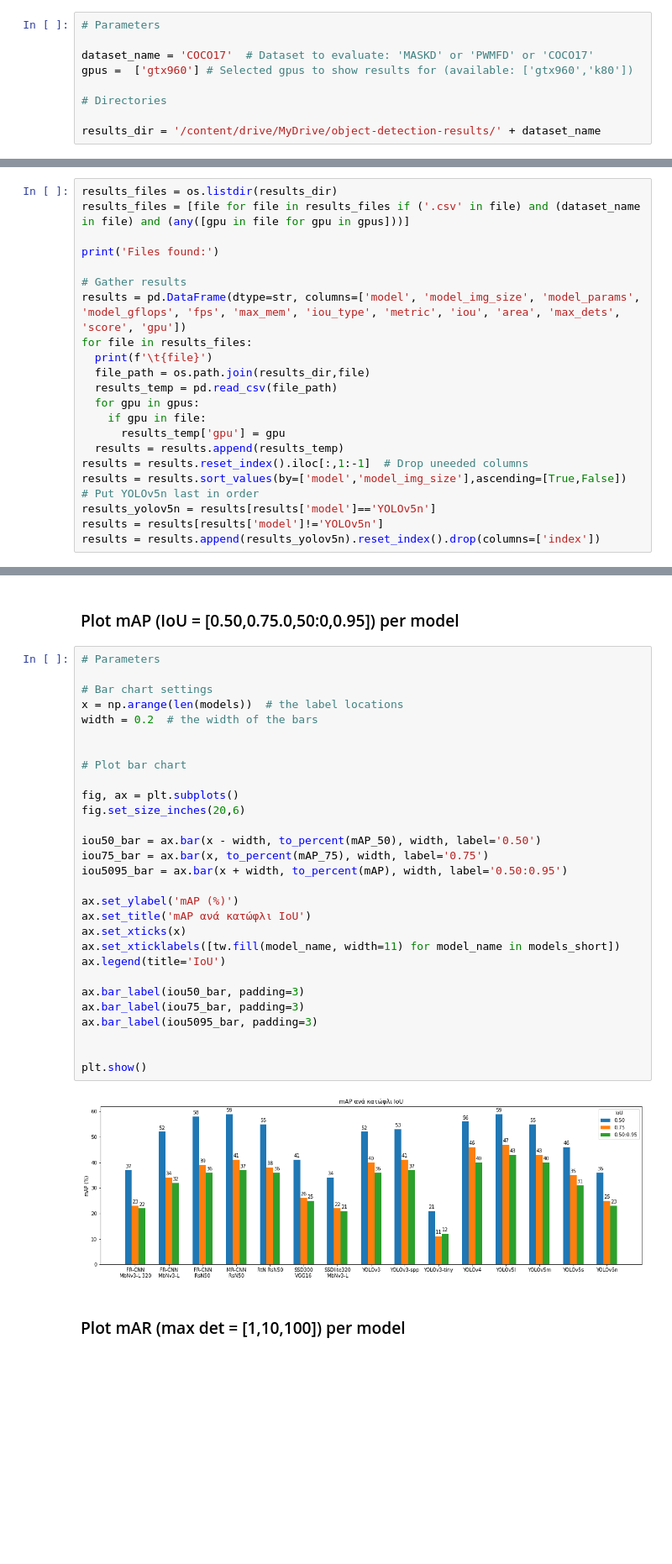
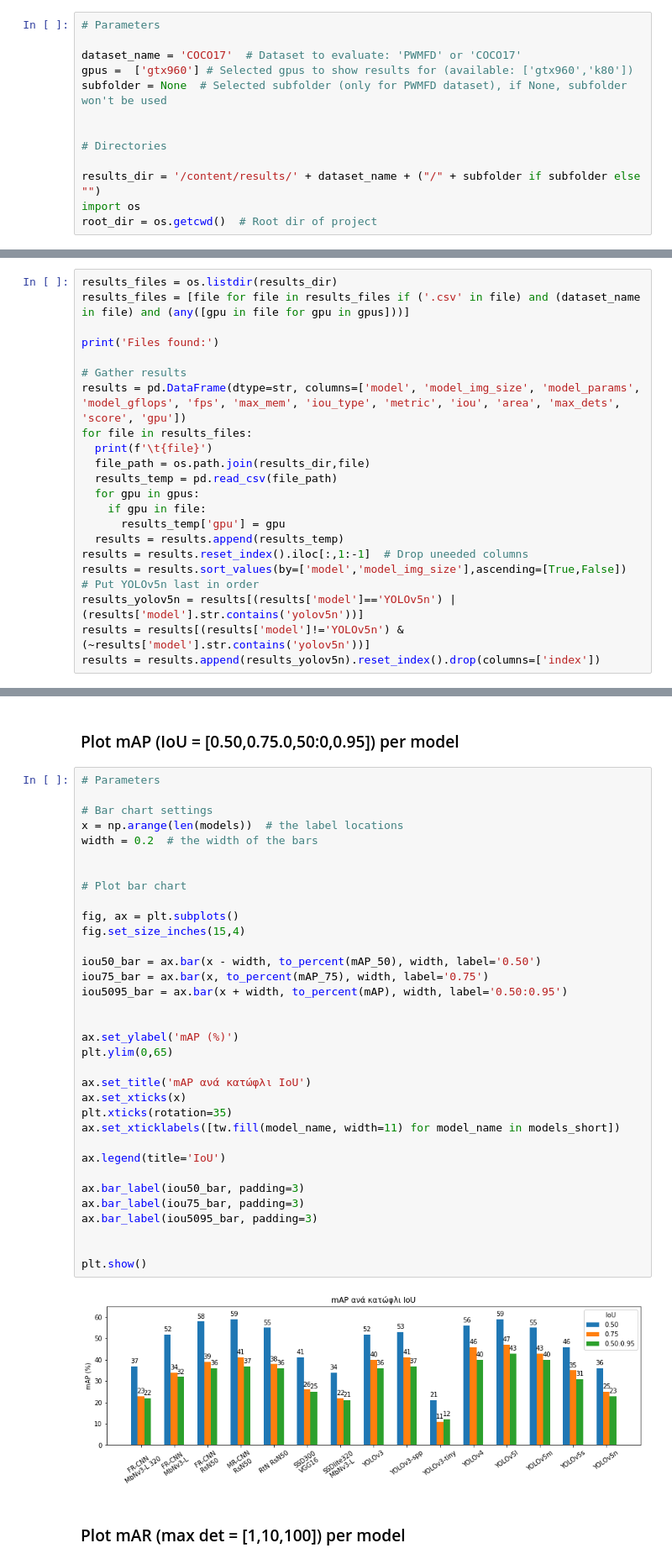
Before and after one commit to joangog/object-detection, a Jupyter notebook: analysis.ipynb, the cells around one changed output, grey strips where cells are left out. Shown at 84% size. Saved outputs shown, nothing was run; the diff lists cells and outputs as text; blank space fills up the shorter version.

```diff
--- a/analysis.ipynb
+++ b/analysis.ipynb
@@ -15,11 +39,15 @@ Model performance analysis using the following metrics:
 # %%
 # Parameters
 
-dataset_name = 'COCO17'  # Dataset to evaluate: 'MASKD' or 'PWMFD' or 'COCO17'
+dataset_name = 'COCO17'  # Dataset to evaluate: 'PWMFD' or 'COCO17'
 gpus =  ['gtx960'] # Selected gpus to show results for (available: ['gtx960','k80'])
+subfolder = None  # Selected subfolder (only for PWMFD dataset), if None, subfolder won't be used
+
 
 # Directories
 
-results_dir = '/content/drive/MyDrive/object-detection-results/' + dataset_name
+results_dir = '/content/results/' + dataset_name + ("/" + subfolder if subfolder else "")
+import os
+root_dir = os.getcwd()  # Root dir of project
 # %% [markdown]
 ### Get requirements
@@ -77,8 +111,8 @@ for file in results_files:
 results = results.reset_index().iloc[:,1:-1]  # Drop uneeded columns
 results = results.sort_values(by=['model','model_img_size'],ascending=[True,False])
 # Put YOLOv5n last in order
-results_yolov5n = results[results['model']=='YOLOv5n']
-results = results[results['model']!='YOLOv5n']
+results_yolov5n = results[(results['model']=='YOLOv5n') | (results['model'].str.contains('yolov5n'))]
+results = results[(results['model']!='YOLOv5n') & (~results['model'].str.contains('yolov5n'))]
 results = results.append(results_yolov5n).reset_index().drop(columns=['index'])
 # %% [output]
 Files found:
@@ -459,34 +583,39 @@ plt.show()
 # %%
 # Parameters
 
 # Bar chart settings
 x = np.arange(len(models))  # the label locations
 width = 0.2  # the width of the bars
 
 
 # Plot bar chart
 
 fig, ax = plt.subplots()
-fig.set_size_inches(20,6)
+fig.set_size_inches(15,4)
 
 iou50_bar = ax.bar(x - width, to_percent(mAP_50), width, label='0.50')
 iou75_bar = ax.bar(x, to_percent(mAP_75), width, label='0.75')
 iou5095_bar = ax.bar(x + width, to_percent(mAP), width, label='0.50:0.95')
 
+
 ax.set_ylabel('mAP (%)')
+plt.ylim(0,65)
+
 ax.set_title('mAP ανά κατώφλι IoU')
 ax.set_xticks(x)
+plt.xticks(rotation=35)
 ax.set_xticklabels([tw.fill(model_name, width=11) for model_name in models_short])
+
 ax.legend(title='IoU')
 
 ax.bar_label(iou50_bar, padding=3)
 ax.bar_label(iou75_bar, padding=3)
 ax.bar_label(iou5095_bar, padding=3)
 
 
 plt.show()
 # %% [output]
-[figure, old version]
+[figure, new version]
 # %% [markdown]
 ### Plot  mAR (max det = [1,10,100]) per model
 # %%
```
Also changed, not shown: parts of 20 cells of this notebook.
